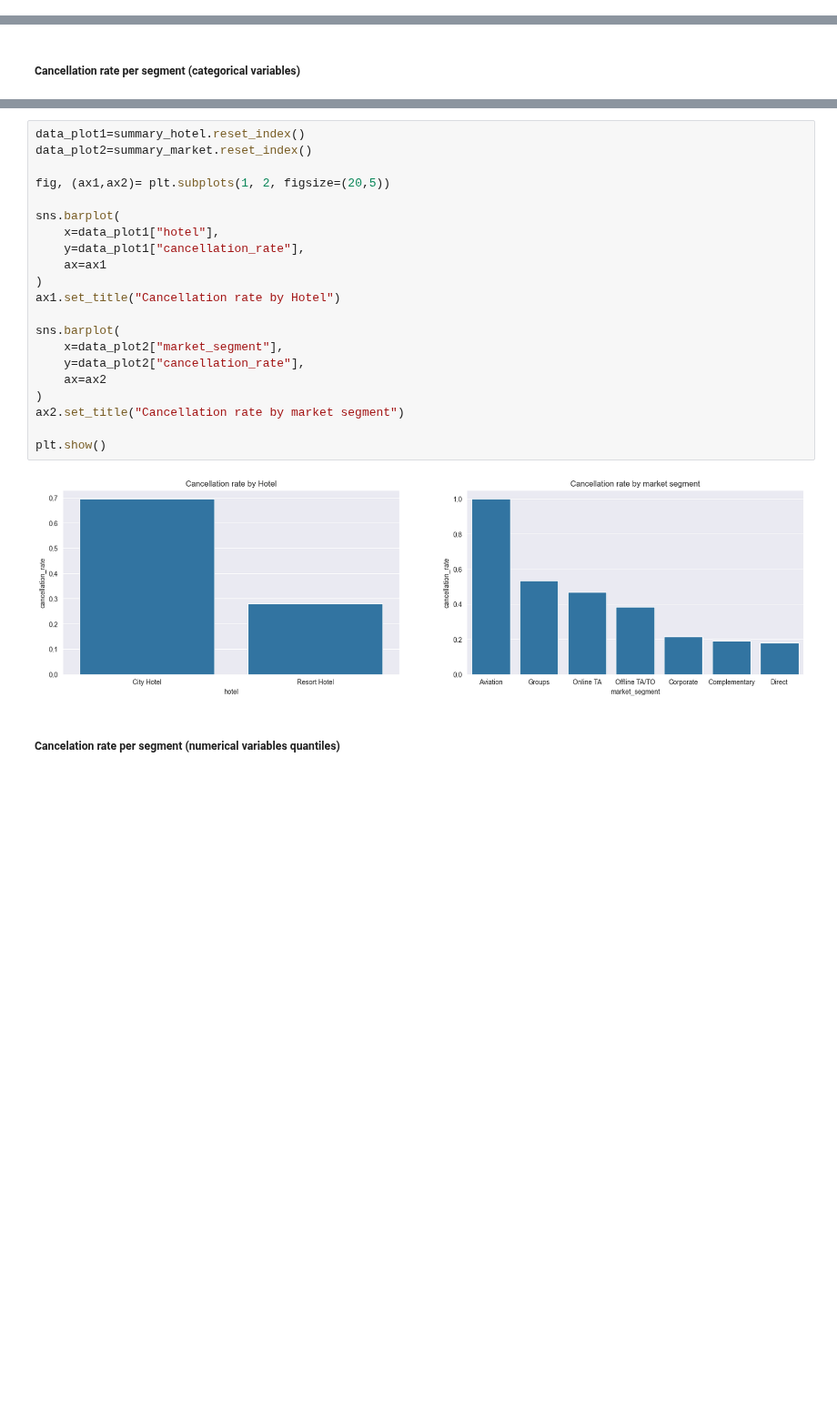
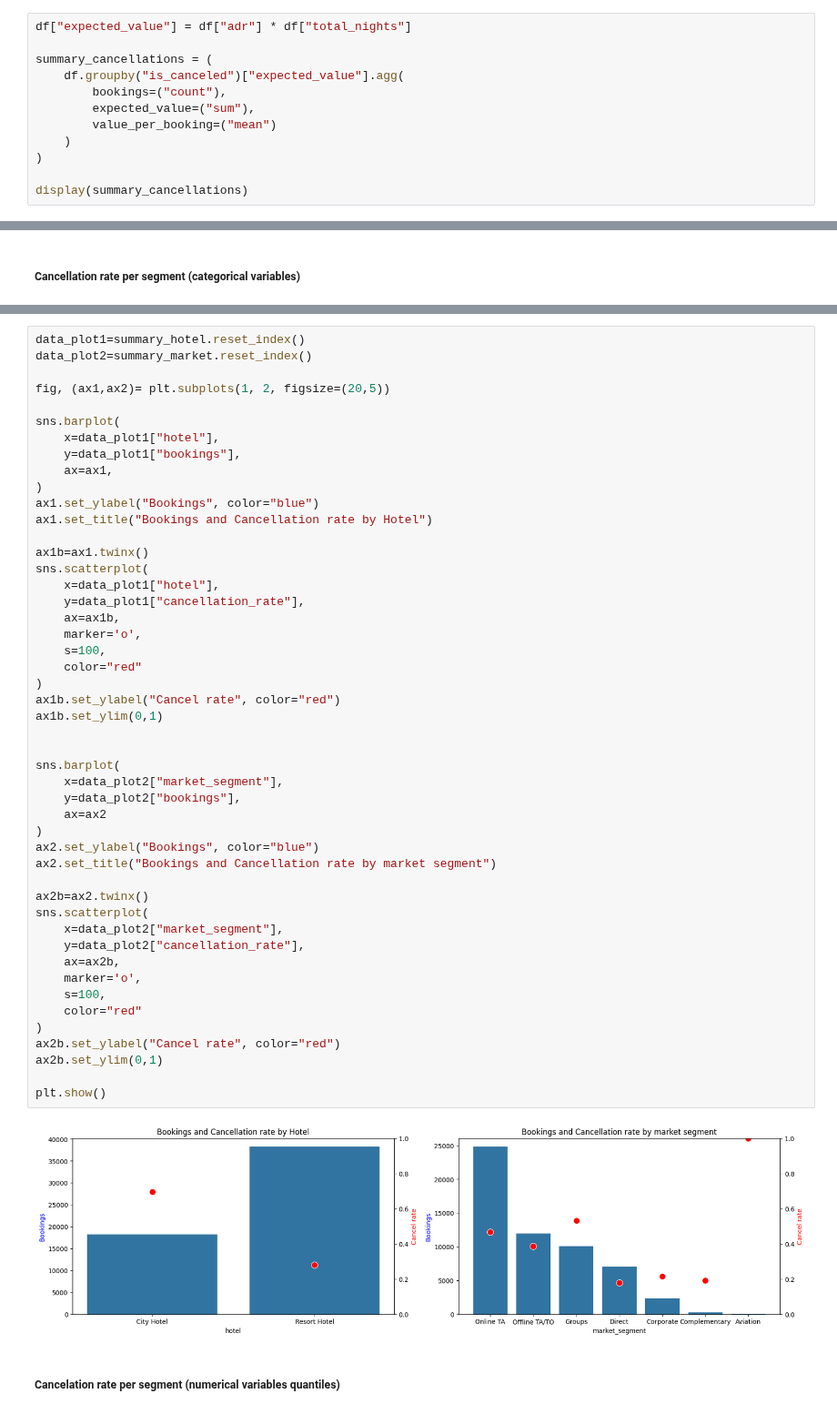
Before and after one commit to maxenceperon/Taller1_Felipe_Maxence_Ciencia_de_datos, a Jupyter notebook: eda.ipynb, the cells around one changed output, grey strips where cells are left out. Shown at 91% size. Cells and saved outputs as stored; diff of their text form; blank space fills up the shorter version.

```diff
--- a/eda.ipynb
+++ b/eda.ipynb
@@ -145,0 +203,12 @@ plt.show()
+# %%
+df["expected_value"] = df["adr"] * df["total_nights"]
+
+summary_cancellations = (
+    df.groupby("is_canceled")["expected_value"].agg(
+        bookings=("count"),
+        expected_value=("sum"),
+        value_per_booking=("mean")
+    )
+)
+
+display(summary_cancellations)
@@ -202,26 +302,53 @@ display(summary_market)
 # %%
 data_plot1=summary_hotel.reset_index()
 data_plot2=summary_market.reset_index()
 
 fig, (ax1,ax2)= plt.subplots(1, 2, figsize=(20,5))
 
 sns.barplot(
     x=data_plot1["hotel"],
+    y=data_plot1["bookings"],
+    ax=ax1,
+)
+ax1.set_ylabel("Bookings", color="blue")
+ax1.set_title("Bookings and Cancellation rate by Hotel")
+
+ax1b=ax1.twinx()
+sns.scatterplot(
+    x=data_plot1["hotel"],
     y=data_plot1["cancellation_rate"],
-    ax=ax1
+    ax=ax1b,
+    marker='o',
+    s=100,
+    color="red"
 )
-ax1.set_title("Cancellation rate by Hotel")
+ax1b.set_ylabel("Cancel rate", color="red")
+ax1b.set_ylim(0,1)
+
 
 sns.barplot(
     x=data_plot2["market_segment"],
-    y=data_plot2["cancellation_rate"],
+    y=data_plot2["bookings"],
     ax=ax2
 )
-ax2.set_title("Cancellation rate by market segment")
+ax2.set_ylabel("Bookings", color="blue")
+ax2.set_title("Bookings and Cancellation rate by market segment")
+
+ax2b=ax2.twinx()
+sns.scatterplot(
+    x=data_plot2["market_segment"],
+    y=data_plot2["cancellation_rate"],
+    ax=ax2b,
+    marker='o',
+    s=100,
+    color="red"
+)
+ax2b.set_ylabel("Cancel rate", color="red")
+ax2b.set_ylim(0,1)
 
 plt.show()
 # %% [output]
-[figure, old version]
+[figure, new version]
 # %% [markdown]
 ##### Cancelation rate per segment (numerical variables quantiles)
 # %%
```
Also changed, not shown: parts of 33 cells of this notebook.
